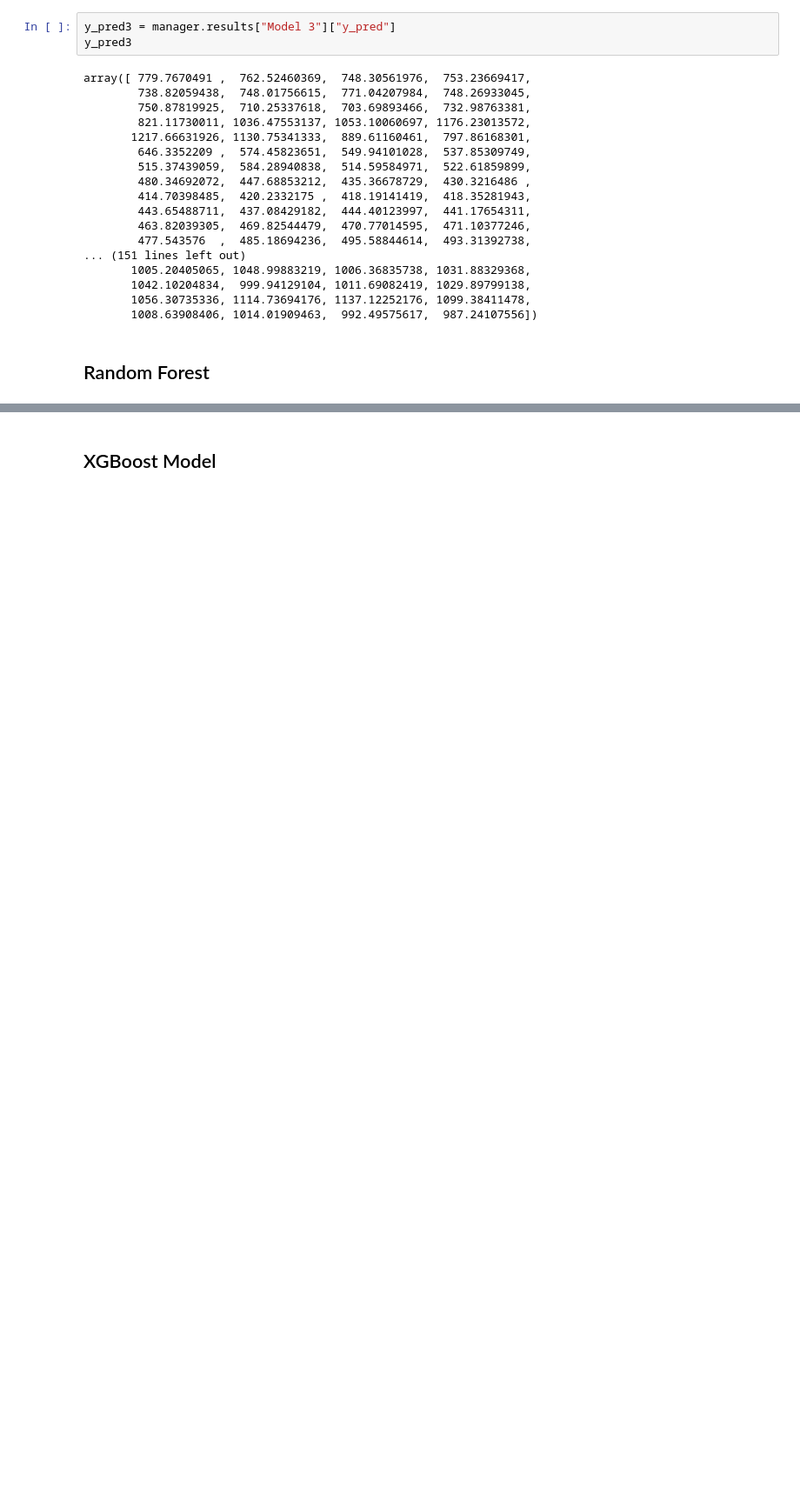
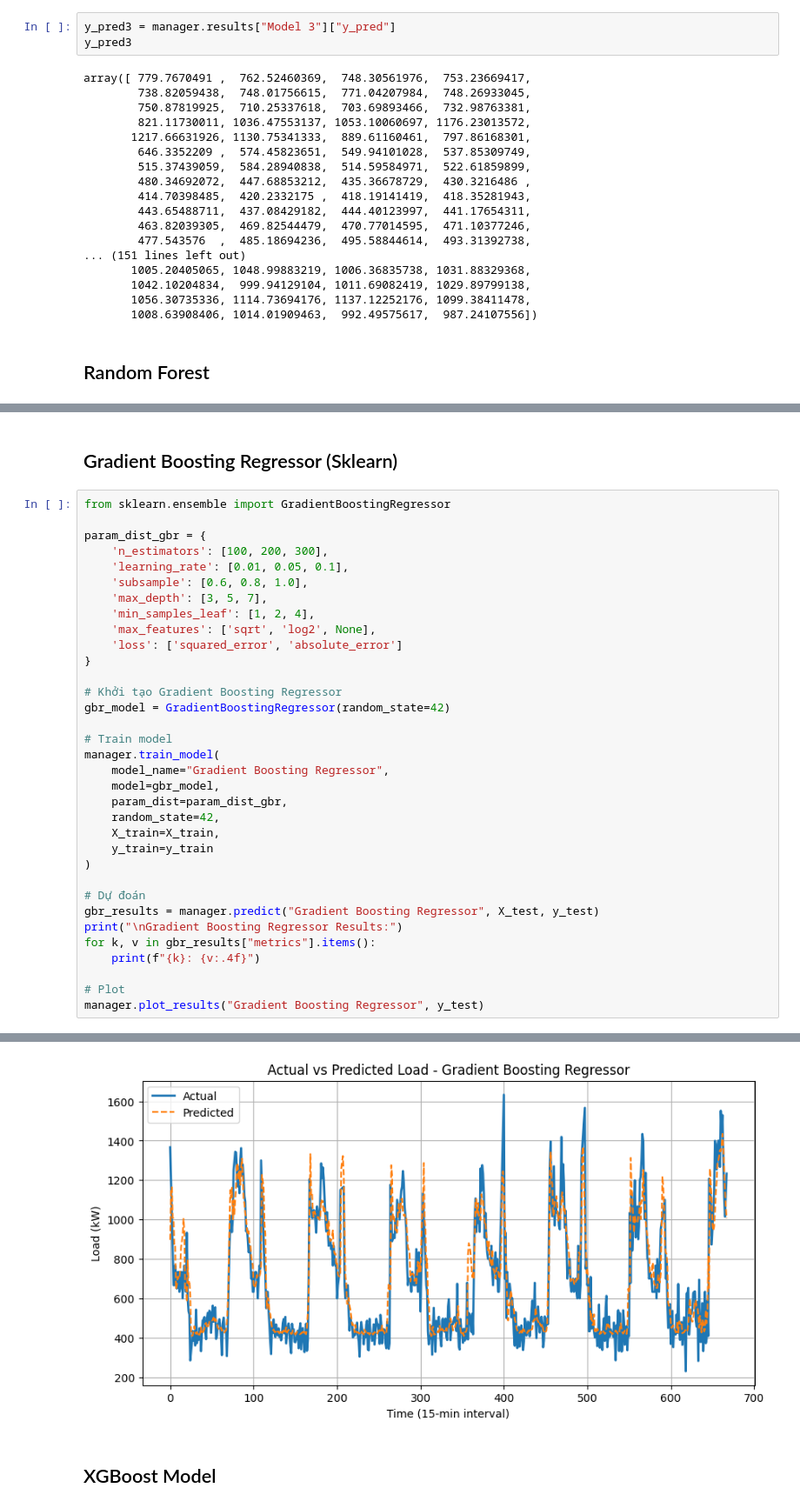
Before and after one commit to DinhHuy1405/Machine-Learning---NY, a Jupyter notebook: Delta20241219 - Copy.ipynb, the cells around one changed output, grey strips where cells are left out. Shown at 87% size. Saved outputs shown, nothing was run; the diff lists cells and outputs as text; blank space fills up the shorter version.

```diff
--- a/Delta20241219 - Copy.ipynb
+++ b/Delta20241219 - Copy.ipynb
@@ -482,0 +719,37 @@ Best parameters: {'n_estimators': 300, 'min_samples_split': 5, 'min_samples_leaf
+# %% [markdown]
+## Gradient Boosting Regressor (Sklearn)
+# %%
+from sklearn.ensemble import GradientBoostingRegressor
+
+param_dist_gbr = {
+    'n_estimators': [100, 200, 300],
+    'learning_rate': [0.01, 0.05, 0.1],
+    'subsample': [0.6, 0.8, 1.0],
+    'max_depth': [3, 5, 7],
+    'min_samples_leaf': [1, 2, 4],
+    'max_features': ['sqrt', 'log2', None],
+    'loss': ['squared_error', 'absolute_error']
+}
+
+# Khởi tạo Gradient Boosting Regressor
+gbr_model = GradientBoostingRegressor(random_state=42)
+
+# Train model
+manager.train_model(
+    model_name="Gradient Boosting Regressor",
+    model=gbr_model,
+    param_dist=param_dist_gbr,
+    random_state=42,
+    X_train=X_train,
+    y_train=y_train
+)
+
+# Dự đoán
+gbr_results = manager.predict("Gradient Boosting Regressor", X_test, y_test)
+print("\nGradient Boosting Regressor Results:")
+for k, v in gbr_results["metrics"].items():
+    print(f"{k}: {v:.4f}")
+
+# Plot
+manager.plot_results("Gradient Boosting Regressor", y_test)
+# %% [output]
@@ -483,2 +766,3 @@ Best parameters: {'n_estimators': 300, 'min_samples_split': 5, 'min_samples_leaf
+[figure, added]
 # %% [markdown]
 ## XGBoost Model
```
Also changed, not shown: parts of 20 cells of this notebook, 26 other files.
